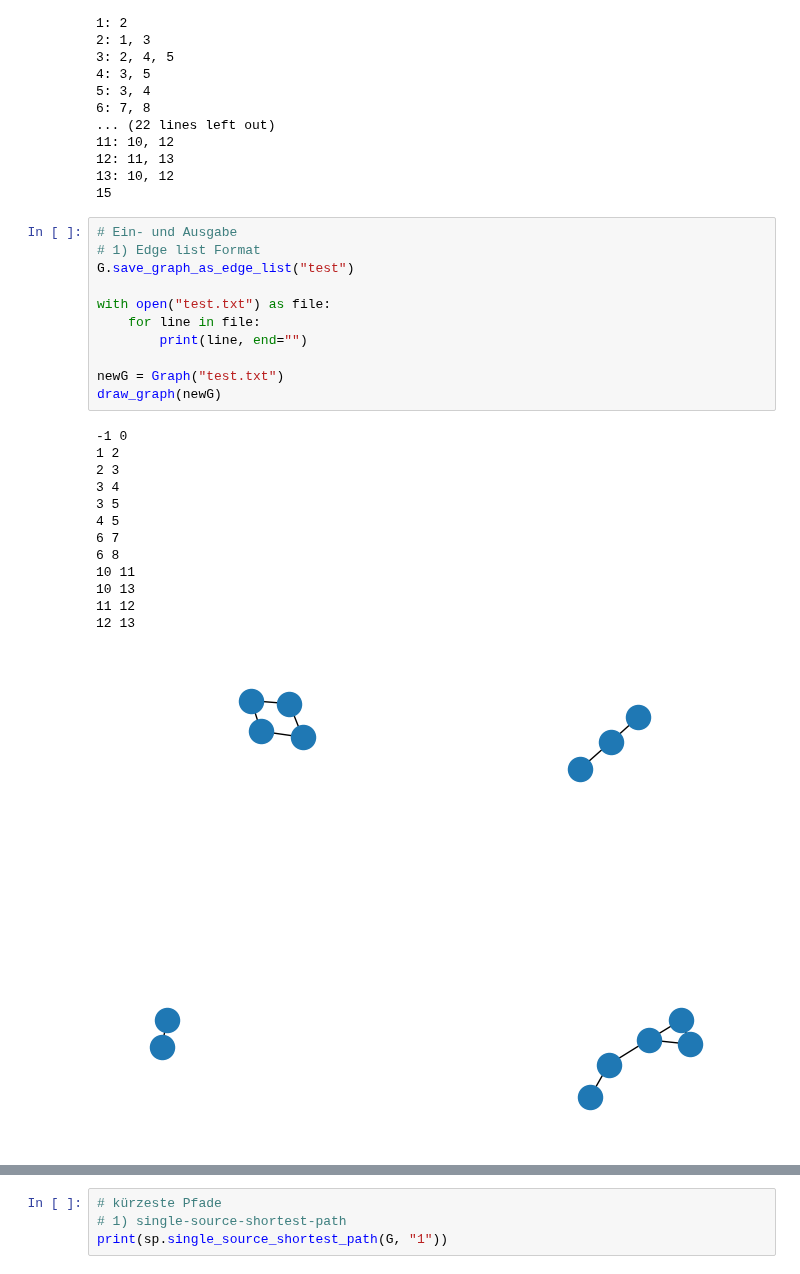
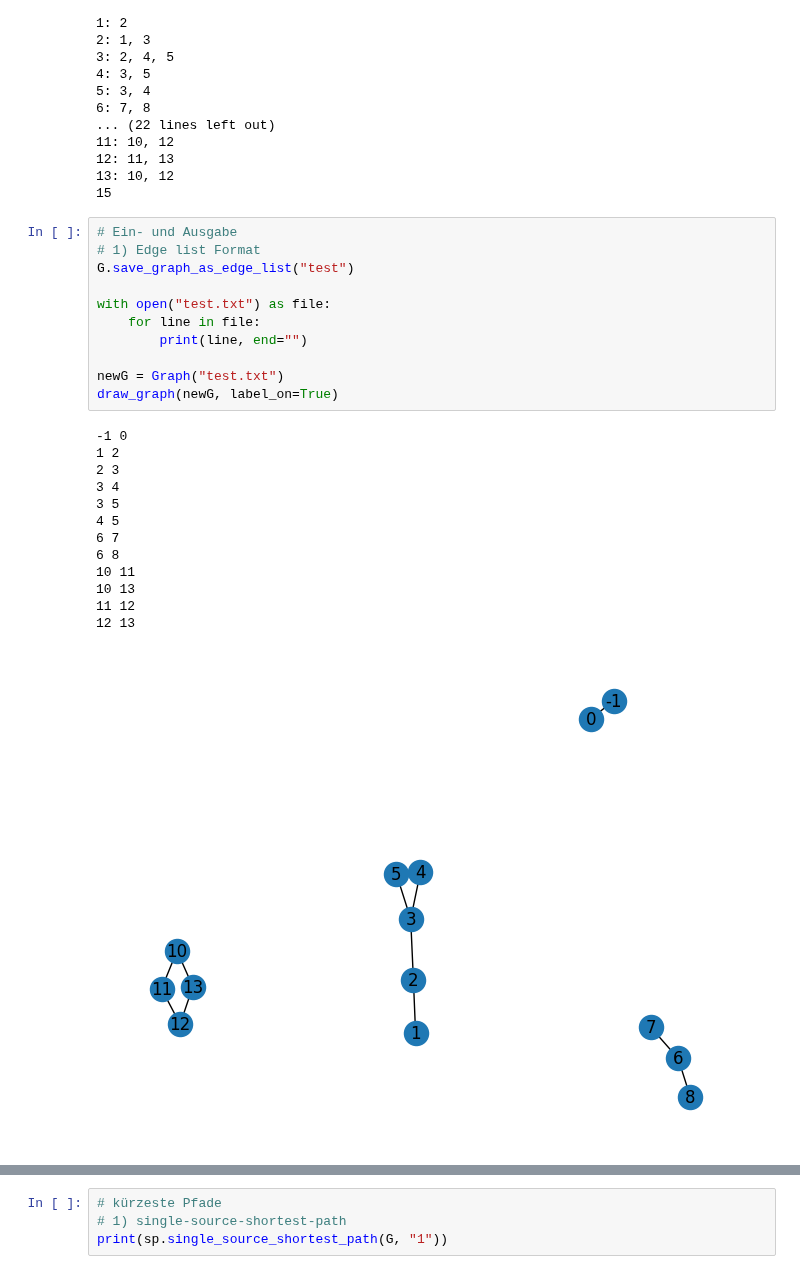
Before and after one commit to Hanno1/AlgorithmischeNetzwerkanalyseLAB, a Jupyter notebook: presentation_task1.ipynb, the cells around one changed output, grey strips where cells are left out. Drawn from its saved outputs; the diff is of its cells as text.

```diff
--- a/presentation_task1.ipynb
+++ b/presentation_task1.ipynb
@@ -140,28 +150,28 @@ The Graph contains the following edges (Metis Format):
 # %%
 # Ein- und Ausgabe
 # 1) Edge list Format
 G.save_graph_as_edge_list("test")
 
 with open("test.txt") as file:
     for line in file:
         print(line, end="")
 
 newG = Graph("test.txt")
-draw_graph(newG)
+draw_graph(newG, label_on=True)
 # %% [output]
 -1 0
 1 2
 2 3
 3 4
 3 5
 4 5
 6 7
 6 8
 10 11
 10 13
 11 12
 12 13
-[figure, old version]
+[figure, new version]
 # %%
 # 2) Metis Format
 G.save_graph_metis("test")
```
Also changed, not shown: parts of 17 cells of this notebook, 1 other file.
